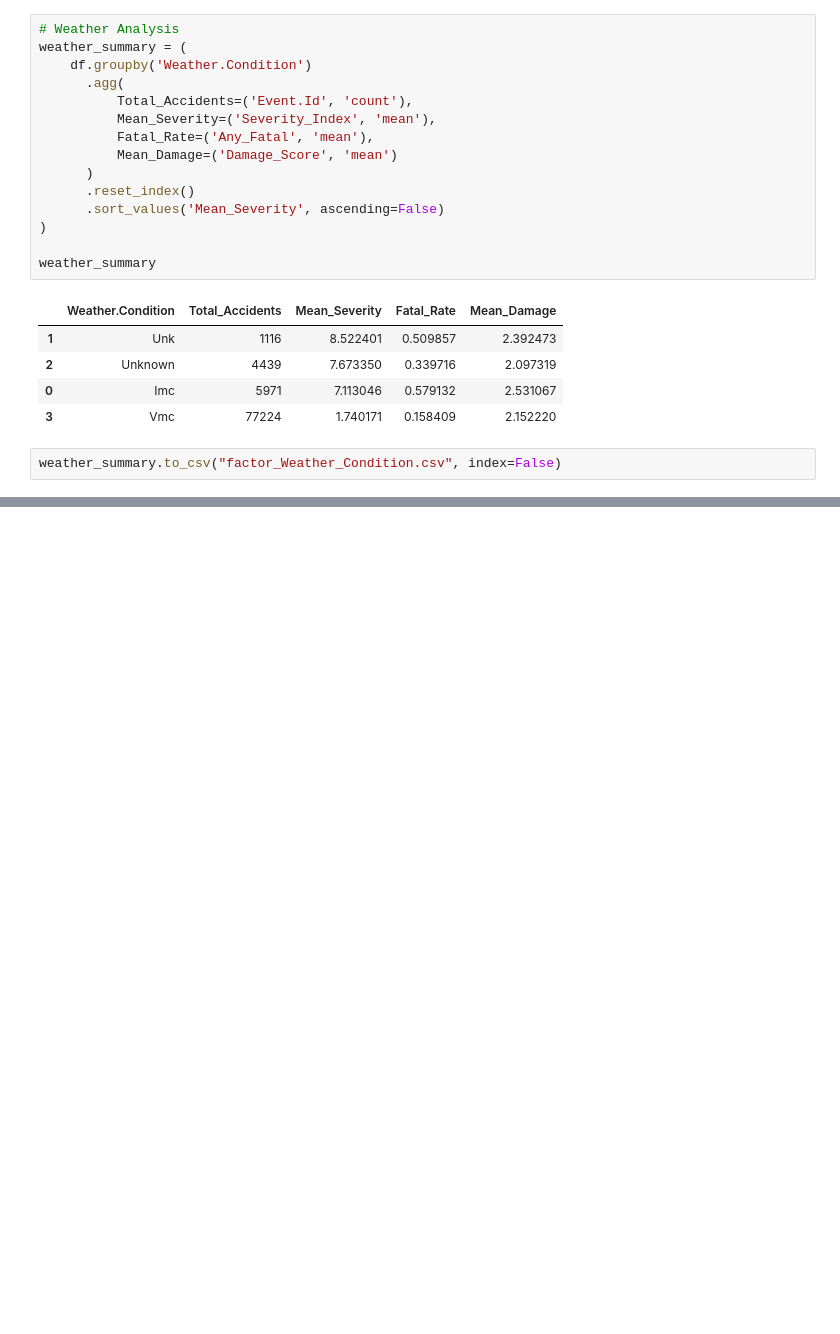
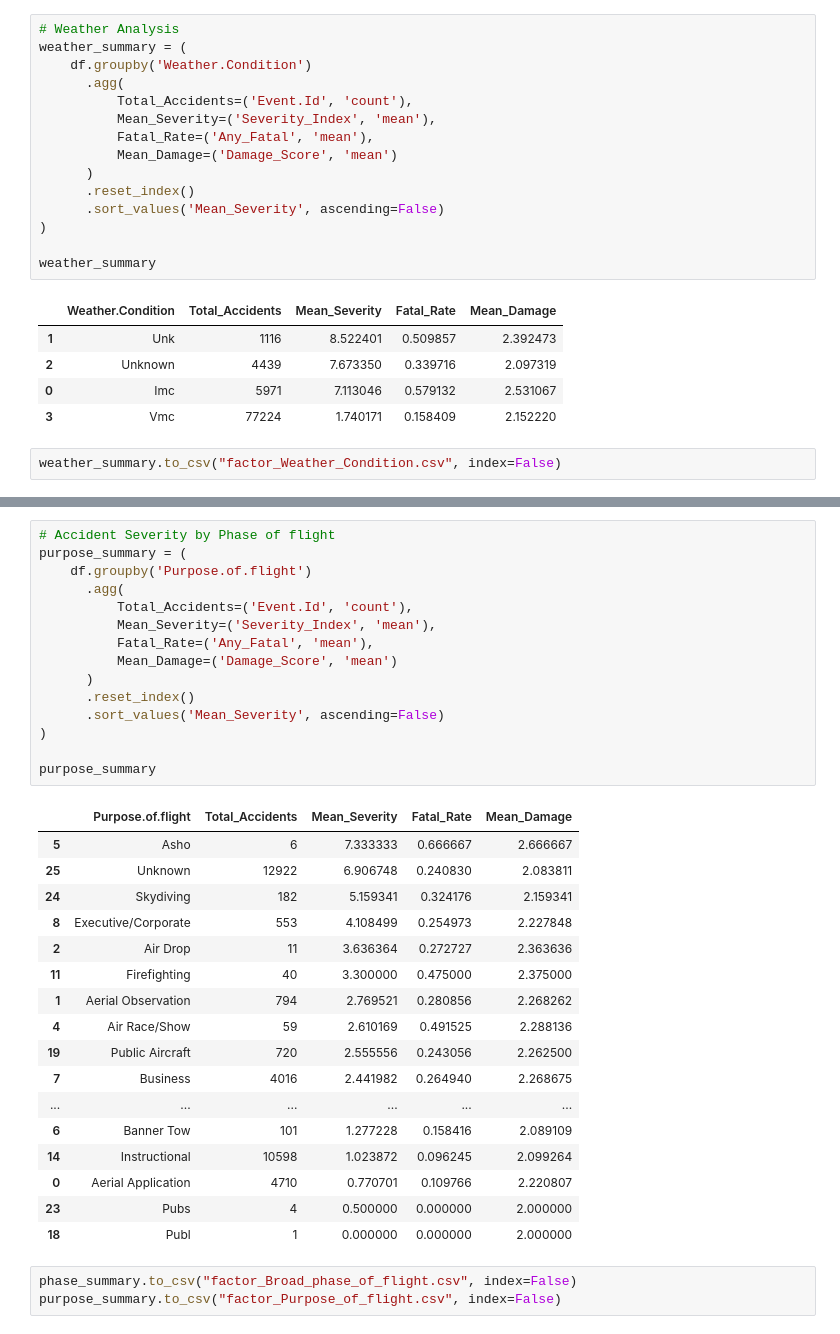
Before and after one commit to raphaelndemo/Aviation-analysis, a Jupyter notebook: index.ipynb, the cells around one changed output, grey strips where cells are left out. Saved outputs shown, nothing was run; the diff lists cells and outputs as text; blank space fills up the shorter version.

Commit message:
Added factor broad phase of flight csv

```diff
--- a/index.ipynb
+++ b/index.ipynb
@@ -350,0 +389,36 @@ weather_summary.to_csv("factor_Weather_Condition.csv", index=False)
+# %%
+# Accident Severity by Phase of flight
+purpose_summary = (
+    df.groupby('Purpose.of.flight')
+      .agg(
+          Total_Accidents=('Event.Id', 'count'),
+          Mean_Severity=('Severity_Index', 'mean'),
+          Fatal_Rate=('Any_Fatal', 'mean'),
+          Mean_Damage=('Damage_Score', 'mean')
+      )
+      .reset_index()
+      .sort_values('Mean_Severity', ascending=False)
+)
+
+purpose_summary
+# %% [output]
+|  | Purpose.of.flight | Total_Accidents | Mean_Severity | Fatal_Rate | Mean_Damage |
+| 5 | Asho | 6 | 7.333333 | 0.666667 | 2.666667 |
+| 25 | Unknown | 12922 | 6.906748 | 0.240830 | 2.083811 |
+| 24 | Skydiving | 182 | 5.159341 | 0.324176 | 2.159341 |
+| 8 | Executive/Corporate | 553 | 4.108499 | 0.254973 | 2.227848 |
+| 2 | Air Drop | 11 | 3.636364 | 0.272727 | 2.363636 |
+| 11 | Firefighting | 40 | 3.300000 | 0.475000 | 2.375000 |
+| 1 | Aerial Observation | 794 | 2.769521 | 0.280856 | 2.268262 |
+| 4 | Air Race/Show | 59 | 2.610169 | 0.491525 | 2.288136 |
+| 19 | Public Aircraft | 720 | 2.555556 | 0.243056 | 2.262500 |
+| 7 | Business | 4016 | 2.441982 | 0.264940 | 2.268675 |
+| ... | ... | ... | ... | ... | ... |
+| 6 | Banner Tow | 101 | 1.277228 | 0.158416 | 2.089109 |
+| 14 | Instructional | 10598 | 1.023872 | 0.096245 | 2.099264 |
+| 0 | Aerial Application | 4710 | 0.770701 | 0.109766 | 2.220807 |
+| 23 | Pubs | 4 | 0.500000 | 0.000000 | 2.000000 |
+| 18 | Publ | 1 | 0.000000 | 0.000000 | 2.000000 |
+# %%
+phase_summary.to_csv("factor_Broad_phase_of_flight.csv", index=False)
+purpose_summary.to_csv("factor_Purpose_of_flight.csv", index=False)
```
Also changed, not shown: parts of 5 cells of this notebook, 2 other files.
